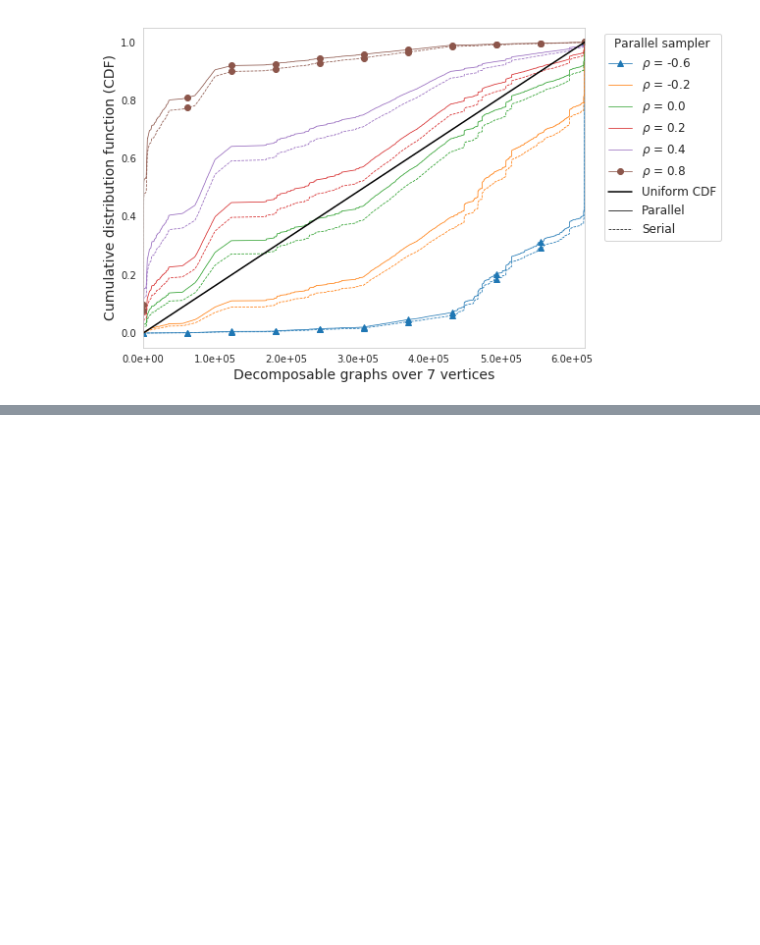
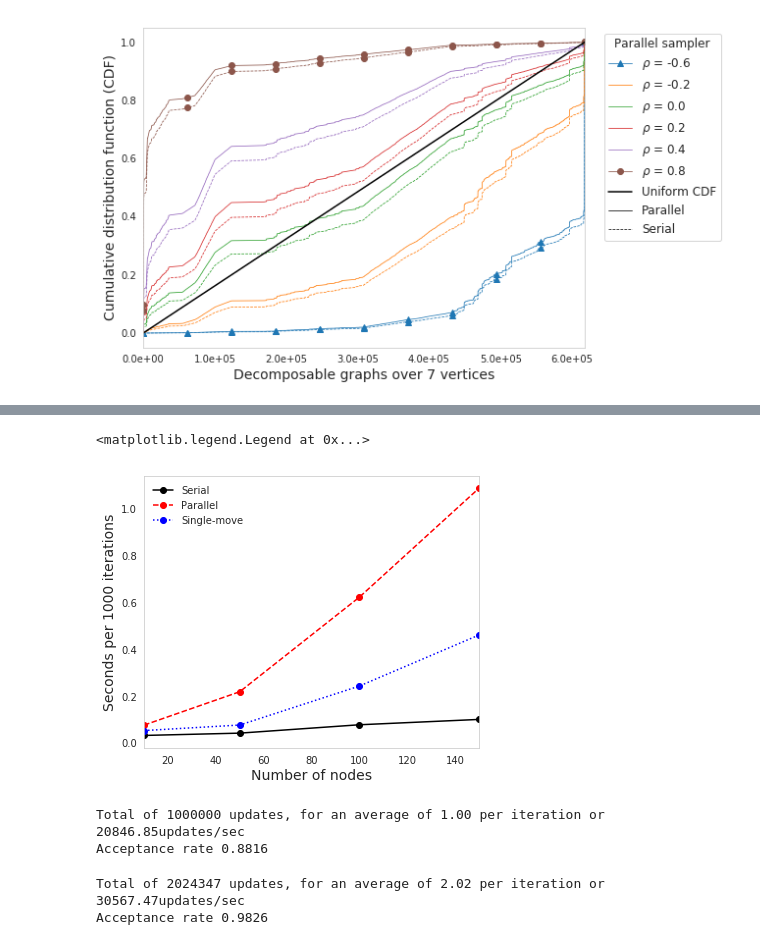
Before and after one commit to melmasri/parallelDG, a Jupyter notebook: examples/Uniform Sampler - prior Sensitvity.ipynb, the cells around one changed output, grey strips where cells are left out. Cells and saved outputs as stored; diff of their text form; code cells hidden in the pictures; blank space fills up the shorter version.

Commit message:
uniform sampler on decomposbale graphs

```diff
--- a/examples/Uniform Sampler - prior Sensitvity.ipynb
+++ b/examples/Uniform Sampler - prior Sensitvity.ipynb
@@ -349,0 +352,28 @@ plt.show()
+# %%
+def run_model(p):
+    delta = 5
+    n_samples = 100000
+    randomize  = 100
+    graph_prior = ['uniform']
+    tic = time.time()
+    print(p)
+    traj = pdg.traj = pdg.sample_trajectory_uniform(
+                                    n_samples=n_samples,
+                                     randomize=randomize,
+                                     graph_size  = p,
+                                     graph_prior = graph_prior,
+                                     delta = delta,
+                                     singe_move = False)
+    toc = time.time()
+    print('Time taken {:.2f}sec'.format(toc-tic))
+    traj_single = pdg.traj = pdg.sample_trajectory_uniform(
+                                     n_samples=n_samples,
+                                     randomize=randomize,
+                                     graph_size  = p,
+                                     graph_prior = graph_prior,
+                                     delta = delta,
+                                     single_move = True)
+    return (p, 1000 * traj.time/traj.n_updates, 1000 * traj.time/n_samples, 1000 * traj_single.time/n_samples)
+# %%
+p_range = [10, 50, 100, 150] #,200, 300, 500]
+res = [run_model(p) for p in p_range]
@@ -349,0 +405,3 @@ plt.show()
+# %%
+df = pd.DataFrame(res, columns=['n', 'serial', 'parallel', 'single_move'])
+df
@@ -349,0 +414,35 @@ plt.show()
+# %%
+df.plot(x='n',
+        marker='o',
+        color=['black','red', 'blue' ],
+        style = ['-', '--', ':'],
+        figsize=(6,5))
+plt.ylabel('Seconds per 1000 iterations', fontsize=14)
+plt.xlabel('Number of nodes', fontsize=14)
+plt.grid(False)
+plt.legend(['Serial', 'Parallel', 'Single-move'],frameon=False)
+#plt.savefig('', dpi = 600, bbox_inches='tight')
+#save_location('time_per_1000_updates')
+# %% [output]
+<matplotlib.legend.Legend at 0x...>
+[figure, added]
+# %%
+traj = pdg.sample_trajectory_uniform(n_samples =1000000,
+                                     randomize = 100,
+                                     graph_prior = ['uniform'],
+                                     graph_size  = graph_size,
+                                     single_move= True,
+                                     cache = None)
+# %% [output]
+Total of 1000000 updates, for an average of 1.00 per iteration or 20846.85updates/sec
+Acceptance rate 0.8816
+# %%
+traj = pdg.sample_trajectory_uniform(n_samples =1000000,
+                                     randomize = 100,
+                                     graph_prior = ['uniform'],
+                                     graph_size  = graph_size,
+                                     single_move= False,
+                                     cache = None)
+# %% [output]
+Total of 2024347 updates, for an average of 2.02 per iteration or 30567.47updates/sec
+Acceptance rate 0.9826
```
Also changed, not shown: parts of 4 cells of this notebook.
